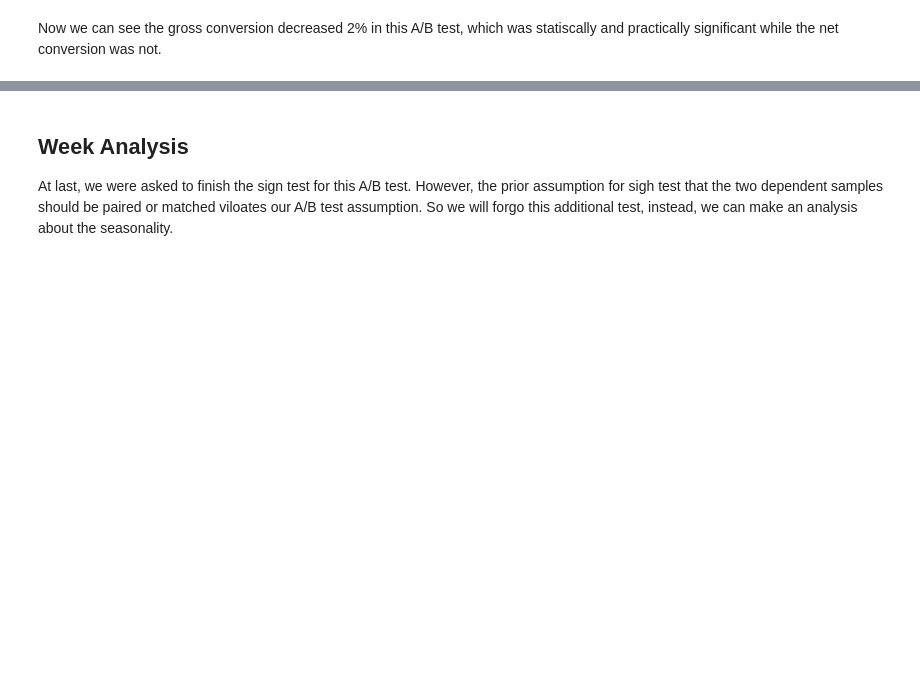
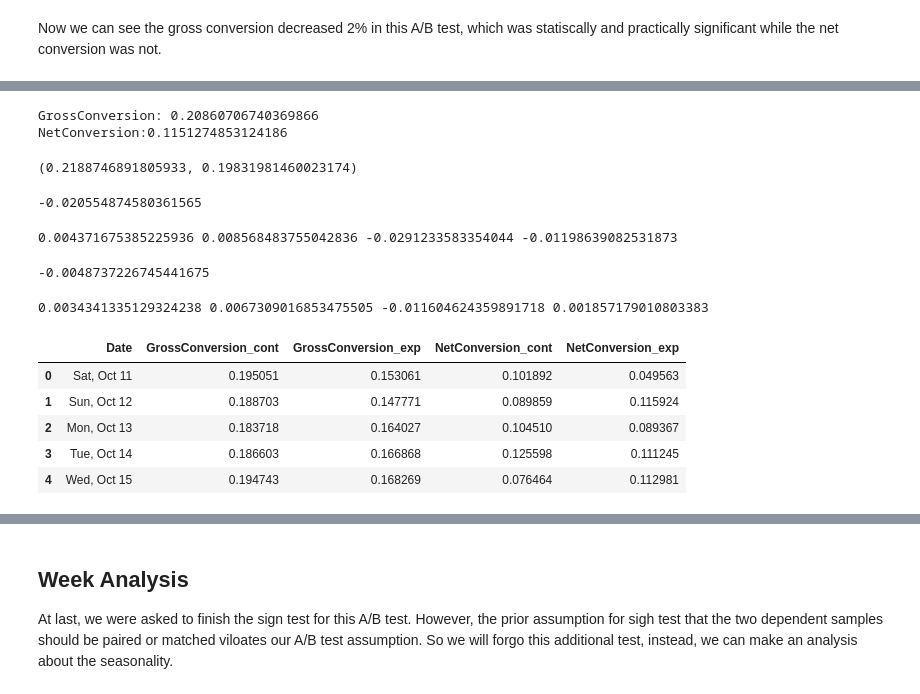
Before and after one commit to ycsilvia/Projects-portfolio, a Jupyter notebook: ABTestingUdacity/code.ipynb, the cells around one changed output, grey strips where cells are left out. Saved outputs shown, nothing was run; the diff lists cells and outputs as text; code cells hidden in the pictures; blank space fills up the shorter version.

```diff
--- a/ABTestingUdacity/code.ipynb
+++ b/ABTestingUdacity/code.ipynb
@@ -564,0 +615,10 @@ Now we can see the gross conversion decreased 2% in this A/B test, which was sta
+# %%
+
+print('GrossConversion: {} \nNetConversion:{}'.format(GrossConversion,NetConversion))
+# %% [output]
+GrossConversion: 0.20860706740369866
+NetConversion:0.1151274853124186
+# %%
+GrossConversion_cont, GrossConversion_exp
+# %% [output]
+(0.2188746891805933, 0.19831981460023174)
@@ -564,0 +634,24 @@ Now we can see the gross conversion decreased 2% in this A/B test, which was sta
+# %%
+GrossConversion_diff = GrossConversion_exp - GrossConversion_cont
+GrossConversion_diff
+# %% [output]
+-0.020554874580361565
+# %%
+se_gross,me_gross,cil_gross,ciu_gross = stats_prop(GrossConversion,1.96,clicks_cont,
+                                                   clicks_exp,GrossConversion_diff)
+
+print(se_gross,me_gross,cil_gross,ciu_gross)
+# %% [output]
+0.004371675385225936 0.008568483755042836 -0.0291233583354044 -0.01198639082531873
+# %%
+NetConversion_diff = NetConversion_exp - NetConversion_cont
+NetConversion_diff
+# %% [output]
+-0.0048737226745441675
+# %%
+se_net,me_net,cil_net,ciu_net = stats_prop(NetConversion,1.96,clicks_cont,
+                                           clicks_exp,NetConversion_diff)
+
+print(se_net,me_net,cil_net,ciu_net)
+# %% [output]
+0.0034341335129324238 0.0067309016853475505 -0.011604624359891718 0.001857179010803383
@@ -564,0 +666,10 @@ Now we can see the gross conversion decreased 2% in this A/B test, which was sta
+# %%
+df_SignTest = df_SignTest[cols]
+df_SignTest.head()
+# %% [output]
+|  | Date | GrossConversion_cont | GrossConversion_exp | NetConversion_cont | NetConversion_exp |
+| 0 | Sat, Oct 11 | 0.195051 | 0.153061 | 0.101892 | 0.049563 |
+| 1 | Sun, Oct 12 | 0.188703 | 0.147771 | 0.089859 | 0.115924 |
+| 2 | Mon, Oct 13 | 0.183718 | 0.164027 | 0.104510 | 0.089367 |
+| 3 | Tue, Oct 14 | 0.186603 | 0.166868 | 0.125598 | 0.111245 |
+| 4 | Wed, Oct 15 | 0.194743 | 0.168269 | 0.076464 | 0.112981 |
```
Also changed, not shown: parts of 14 cells of this notebook.
